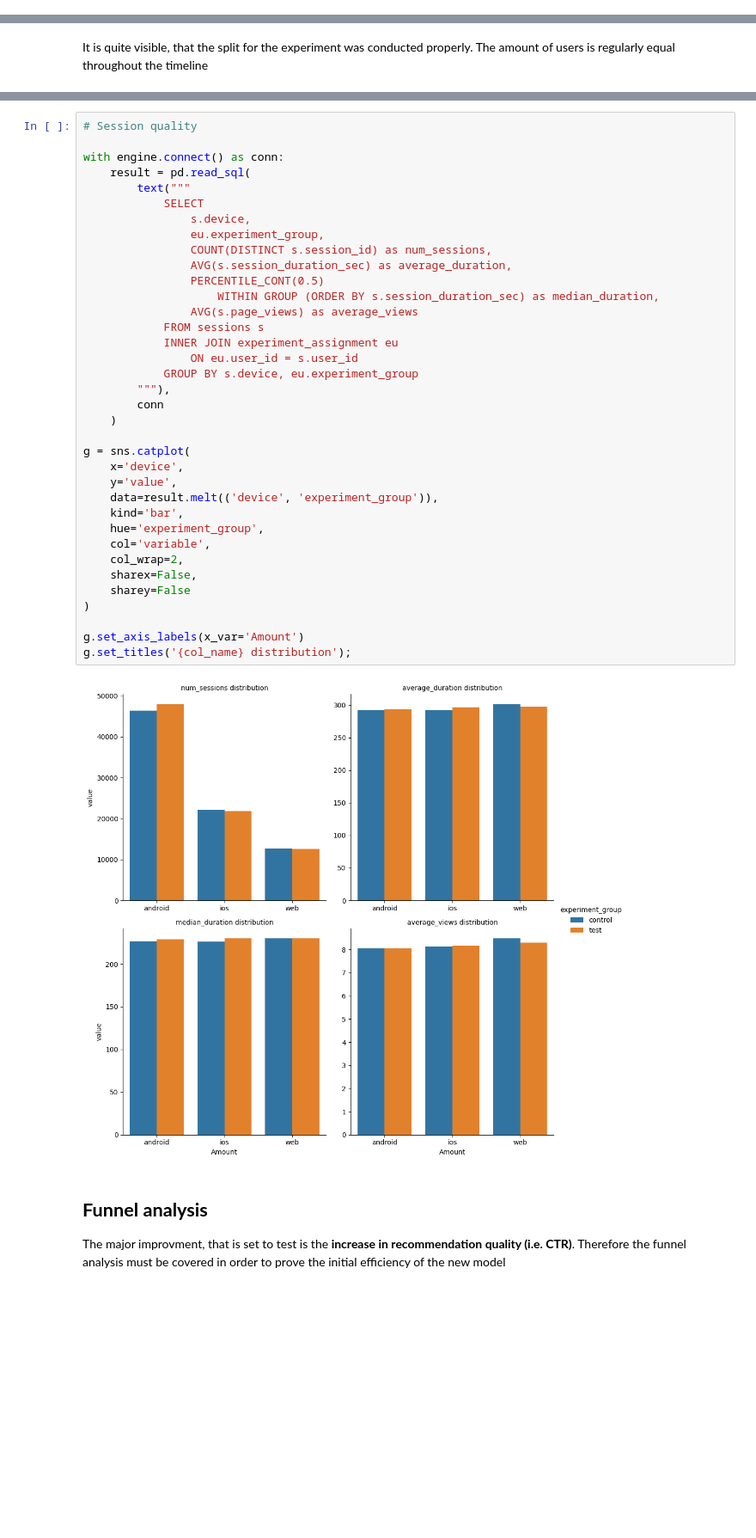
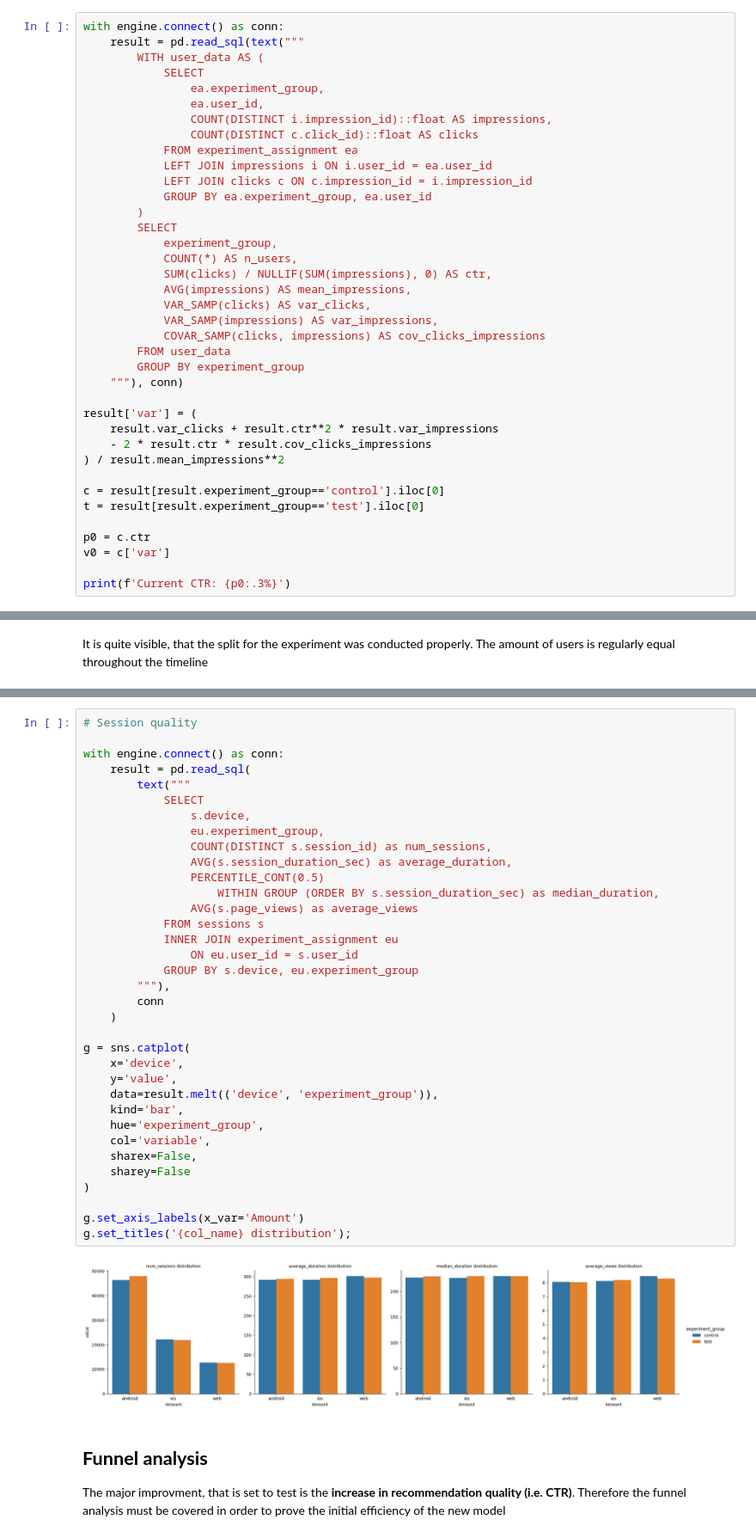
Before and after one commit to Left-for-food/Market_Flow, a Jupyter notebook: EDA.ipynb, the cells around one changed output, grey strips where cells are left out. Shown at 86% size. Cells and saved outputs as stored; diff of their text form; blank space fills up the shorter version.

Commit message:
v.0.6: - Test design - Primary AB test performed

```diff
--- a/EDA.ipynb
+++ b/EDA.ipynb
@@ -29,0 +52,38 @@ We will also introduce additional monitoring metrics to provide a more comprehen
+# %%
+with engine.connect() as conn:
+    result = pd.read_sql(text("""
+        WITH user_data AS (
+            SELECT
+                ea.experiment_group,
+                ea.user_id,
+                COUNT(DISTINCT i.impression_id)::float AS impressions,
+                COUNT(DISTINCT c.click_id)::float AS clicks
+            FROM experiment_assignment ea
+            LEFT JOIN impressions i ON i.user_id = ea.user_id
+            LEFT JOIN clicks c ON c.impression_id = i.impression_id
+            GROUP BY ea.experiment_group, ea.user_id
+        )
+        SELECT
+            experiment_group,
+            COUNT(*) AS n_users,
+            SUM(clicks) / NULLIF(SUM(impressions), 0) AS ctr,
+            AVG(impressions) AS mean_impressions,
+            VAR_SAMP(clicks) AS var_clicks,
+            VAR_SAMP(impressions) AS var_impressions,
+            COVAR_SAMP(clicks, impressions) AS cov_clicks_impressions
+        FROM user_data
+        GROUP BY experiment_group
+    """), conn)
+
+result['var'] = (
+    result.var_clicks + result.ctr**2 * result.var_impressions
+    - 2 * result.ctr * result.cov_clicks_impressions
+) / result.mean_impressions**2
+
+c = result[result.experiment_group=='control'].iloc[0]
+t = result[result.experiment_group=='test'].iloc[0]
+
+p0 = c.ctr
+v0 = c['var']
+
+print(f'Current CTR: {p0:.3%}')
@@ -103,35 +209,34 @@ with engine.connect() as conn:
             SELECT
                 s.device,
                 eu.experiment_group,
                 COUNT(DISTINCT s.session_id) as num_sessions,
                 AVG(s.session_duration_sec) as average_duration,
                 PERCENTILE_CONT(0.5)
                     WITHIN GROUP (ORDER BY s.session_duration_sec) as median_duration,
                 AVG(s.page_views) as average_views
             FROM sessions s
             INNER JOIN experiment_assignment eu
                 ON eu.user_id = s.user_id
             GROUP BY s.device, eu.experiment_group
         """),
         conn
     )
 
 g = sns.catplot(
     x='device',
     y='value',
     data=result.melt(('device', 'experiment_group')),
     kind='bar',
     hue='experiment_group',
     col='variable',
-    col_wrap=2,
     sharex=False,
     sharey=False
 )
 
 g.set_axis_labels(x_var='Amount')
 g.set_titles('{col_name} distribution');
 # %% [output]
-[figure, old version]
+[figure, new version]
 # %% [markdown]
 ## **Funnel analysis**
 
```
Also changed, not shown: parts of 22 cells of this notebook.
